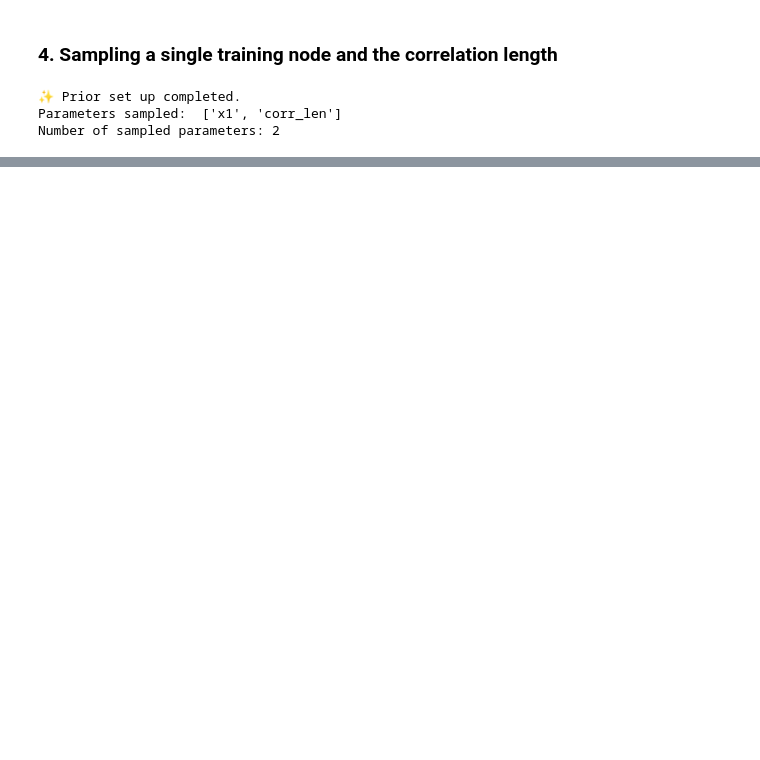
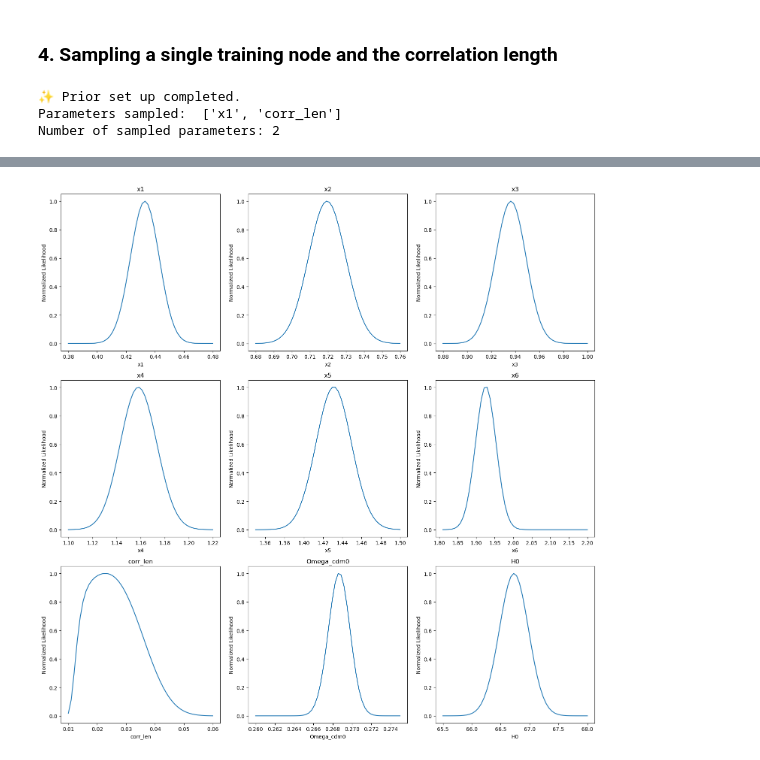
Before and after one commit to jipdebuck/binz, a Jupyter notebook: notebooks/inference.ipynb, the cells around one changed output, grey strips where cells are left out. Drawn from its saved outputs; the diff is of its cells as text; code cells hidden in the pictures; blank space fills up the shorter version.

```diff
--- a/notebooks/inference.ipynb
+++ b/notebooks/inference.ipynb
@@ -158,6 +155,8 @@ fiducial_nuisance = {
     'dz_shear_13': 0.0
 }
 
+fiducial_gp = {'x1': 0.455, 'x2': 0.725, 'x3': 0.941, 'x4': 1.161, 'x5': 1.432, 'x6': 1.893, 'corr_len': 0.04}
+
 ell_theory = np.array([
     10.97557970,
     13.11709027,
@@ -717,0 +705,80 @@ Sampling  | 12     | 0        | 4        | 64300    | 0.8433 | 2219  | -1.75
+# %%
+from tqdm import tqdm
+
+fig, axes = plt.subplots(3,3, figsize=(15,15))
+axes = axes.flatten()
+oms = np.linspace(0.26, 0.275, 50)
+H0s = np.linspace(65.5, 68, 50)
+#om_b0s = np.linspace(0.02, 0.1, 50)
+#w0s = np.linspace(-1.3, -0.5, 50)
+#was = np.linspace(-0.4, 0.3, 50)
+#ns_s = np.linspace(0.92, 1.0, 50)
+#As_s = np.linspace(1.5e-9, 2.5e-9, 50)
+#mnus = np.linspace(0.01, 0.2, 50)
+#log10TAGNs = np.linspace(7.0, 8.5, 50)
+#gamma_MGs = np.linspace(0.4, 0.7, 50)
+x1 = np.linspace(0.38, 0.48, 50)
+x2 = np.linspace(0.68, 0.76, 50)
+x3 = np.linspace(0.88, 1.0, 50)
+x4 = np.linspace(1.1, 1.22, 50)
+x5 = np.linspace(1.35, 1.5, 50)
+x6 = np.linspace(1.81, 2.2, 50)
+corr_len = np.linspace(0.01, 0.06, 50)
+
+#params = {'Omega_cdm0': oms, 'H0': H0s, 'Omega_b0': om_b0s, 'w0': w0s, 'wa': was, 'ns': ns_s, 'As': As_s, 'mnu': mnus, 'gamma_MG': gamma_MGs}
+params_gp = {'x1': x1, 'x2': x2, 'x3': x3, 'x4': x4, 'x5': x5, 'x6': x6, 'corr_len': corr_len}
+#keys = ['Omega_cdm0', 'H0', 'Omega_b0', 'w0', 'wa', 'ns', 'As', 'mnu', 'gamma_MG']
+keys_gp = ['x1', 'x2', 'x3', 'x4', 'x5', 'x6', 'corr_len']
+params_cosm = {'Omega_cdm0': oms, 'H0': H0s}
+keys_cosm = ['Omega_cdm0', 'H0']
+for key_gp, ax in zip(keys_gp, axes[:len(keys_gp)]):
+    print(f"\n🔄 Scanning over {key_gp}")
+    likelihood_curve = []
+
+    for value in tqdm(params_gp[key_gp], desc=f"WL", ncols=80):
+            # Update Omega_cdm0 parameter from omch2 and H0
+    #    fid_cosm = fiducial_cosmology.copy()
+        fid_gp = fiducial_gp.copy()
+    #    fid_cosm[key_gp] = value
+        fid_gp[key_gp] = value
+        z_meds[0] = fid_gp['x1']
+        z_meds[1] = fid_gp['x2']
+        z_meds[2] = fid_gp['x3']
+        z_meds[3] = fid_gp['x4']
+        z_meds[4] = fid_gp['x5']
+        z_meds[5] = fid_gp['x6']
+        priors_like, predictions_like = build_gp_nz(n_meds, z_meds, fid_gp['corr_len'], z_bounds, z_pred, alpha, kernel_class, nu, const_value, const_bounds)
+        my_dndz_norm_gp_loop = resample_dndz_gp(predictions_like, z_pred_res, myz)
+            # Compute log-likelihood
+        like_instance.data.update({'dndz_she': my_dndz_norm_gp_loop})
+        ll = like_instance.loglike(fiducial_cosmology | fiducial_nuisance)
+        likelihood_curve.append(ll)
+
+    # Convert log-likelihoods to likelihoods (exp) and normalize
+    likelihood_curve = np.exp(likelihood_curve - np.max(likelihood_curve))
+
+    # Plot
+    ax.plot(params[key_gp], likelihood_curve, label='Cosmic shear')
+    ax.set_title(key_gp)
+    ax.set_xlabel(key_gp)
+    ax.set_ylabel('Normalized Likelihood')
+
+for key_cosm, ax in zip(keys_cosm, axes[len(keys_gp):]):
+    print(f"\n🔄 Scanning over {key_cosm}")
+    likelihood_curve = []
+    for value in tqdm(params_cosm[key_cosm], desc=f"WL", ncols=80):
+        fid_cosm = fiducial_cosmology.copy()
+        fid_cosm[key_cosm] = value
+        ll = like_instance.loglike(fid_cosm | fiducial_nuisance)
+        likelihood_curve.append(ll)
+    likelihood_curve = np.exp(likelihood_curve - np.max(likelihood_curve))
+
+    # Plot
+    ax.plot(params_cosm[key_cosm], likelihood_curve, label='Cosmic shear')
+    ax.set_title(key_cosm)
+    ax.set_xlabel(key_cosm)
+    ax.set_ylabel('Normalized Likelihood')
+plt.tight_layout()
+plt.savefig("likelihood_scan_gp.pdf", bbox_inches='tight')
+plt.show()
+# %% [output]
@@ -717,0 +794 @@ Sampling  | 12     | 0        | 4        | 64300    | 0.8433 | 2219  | -1.75
+[figure, added]
```
Also changed, not shown: parts of 20 cells of this notebook.
